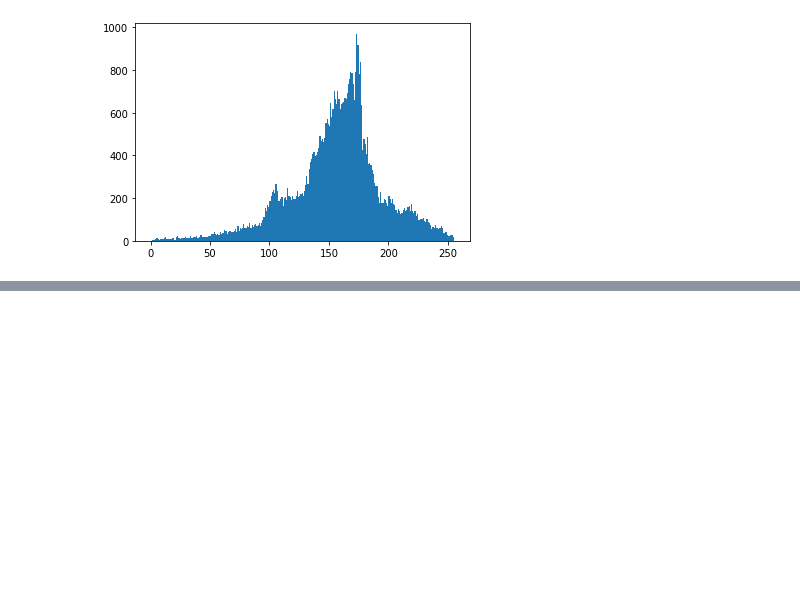
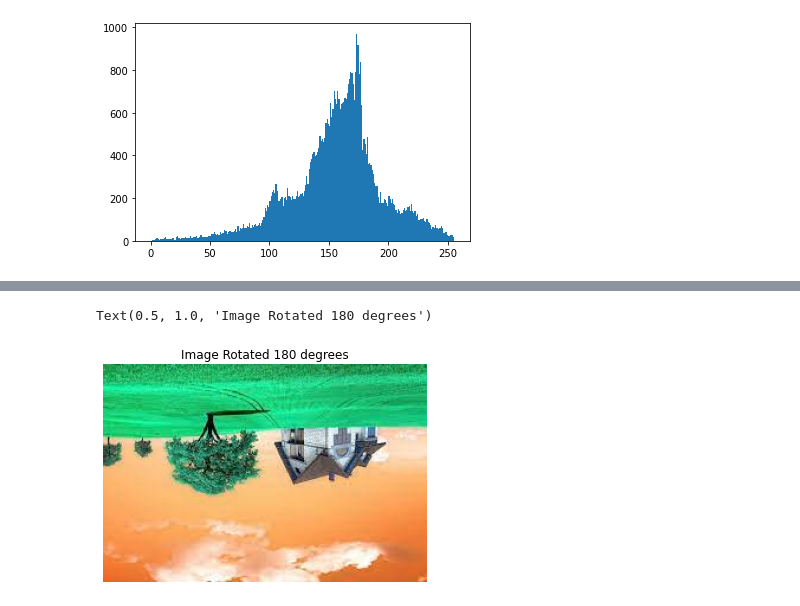
Before and after one commit to Quang-Nguyen-Van/MSE_Image-Video-Processing, a Jupyter notebook: Quizz.ipynb, the cells around one changed output, grey strips where cells are left out. Saved outputs shown, nothing was run; the diff lists cells and outputs as text; code cells hidden in the pictures; blank space fills up the shorter version.

```diff
--- a/Quizz.ipynb
+++ b/Quizz.ipynb
@@ -123,0 +125,10 @@ Text(0.5, 1.0, 'Flipped image')
+# %%
+# Cau 5
+# Rotate image clockwise 180 degrees
+imgRotate180 = cv2.rotate(Img1, cv2.ROTATE_180)
+plt.imshow(imgRotate180)
+plt.axis('off')
+plt.title('Image Rotated 180 degrees')
+# %% [output]
+Text(0.5, 1.0, 'Image Rotated 180 degrees')
+[figure, added]
```
Also changed, not shown: parts of 2 cells of this notebook.
